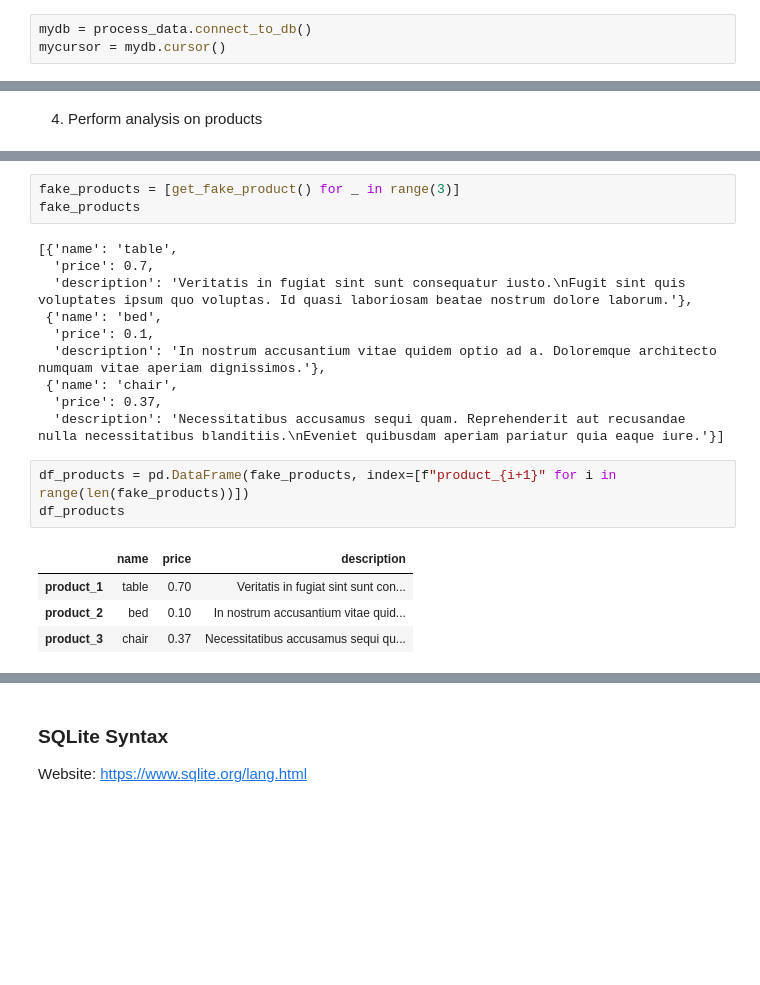
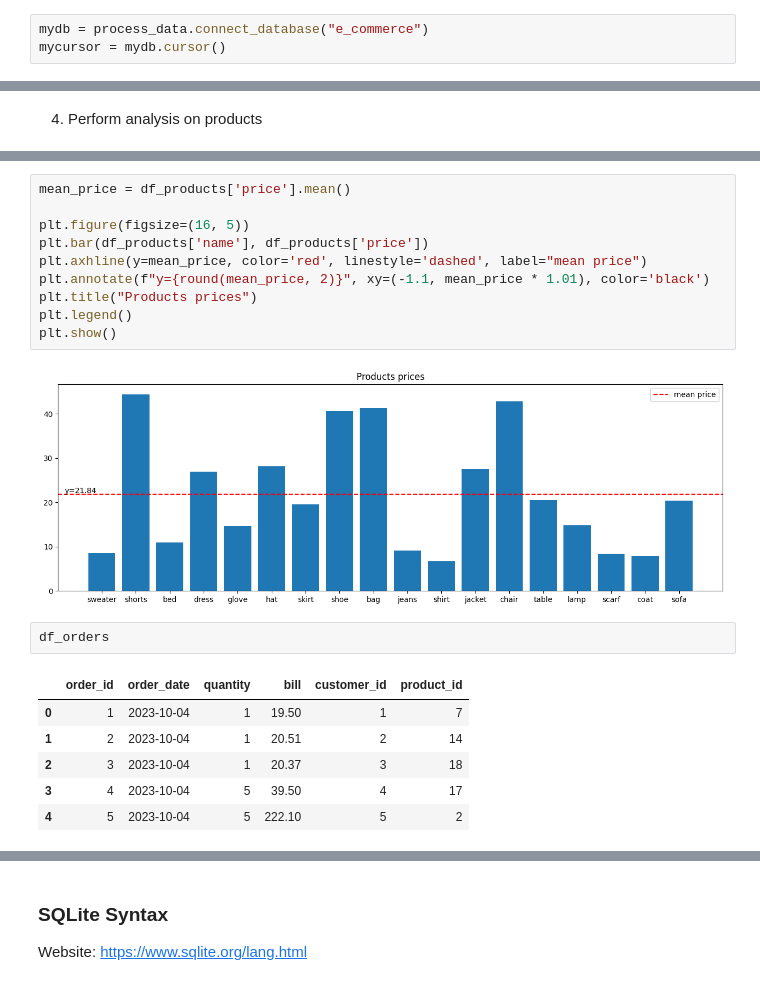
Before and after one commit to mokwilliam/real-time-ecommerce-sales, a Jupyter notebook: backend/e_commerce/visualize_data.ipynb, the cells around one changed output, grey strips where cells are left out. Drawn from its saved outputs; the diff is of its cells as text; blank space fills up the shorter version.

```diff
--- a/backend/e_commerce/visualize_data.ipynb
+++ b/backend/e_commerce/visualize_data.ipynb
@@ -11,7 +11,7 @@ import process_data
 # %% [markdown]
 1) Connection to the database
 # %%
-mydb = process_data.connect_to_db()
+mydb = process_data.connect_database("e_commerce")
 mycursor = mydb.cursor()
 # %% [markdown]
 2. Show the tables
@@ -64,21 +32,21 @@ df_order
-# %%
-fake_products = [get_fake_product() for _ in range(3)]
-fake_products
-# %% [output]
-[{'name': 'table',
-  'price': 0.7,
-  'description': 'Veritatis in fugiat sint sunt consequatur iusto.\nFugit sint quis voluptates ipsum quo voluptas. Id quasi laboriosam beatae nostrum dolore laborum.'},
- {'name': 'bed',
-  'price': 0.1,
-  'description': 'In nostrum accusantium vitae quidem optio ad a. Doloremque architecto numquam vitae aperiam dignissimos.'},
- {'name': 'chair',
-  'price': 0.37,
-  'description': 'Necessitatibus accusamus sequi quam. Reprehenderit aut recusandae nulla necessitatibus blanditiis.\nEveniet quibusdam aperiam pariatur quia eaque iure.'}]
-# %%
-df_products = pd.DataFrame(fake_products, index=[f"product_{i+1}" for i in range(len(fake_products))])
-df_products
-# %% [output]
-|  | name | price | description |
-| product_1 | table | 0.70 | Veritatis in fugiat sint sunt con... |
-| product_2 | bed | 0.10 | In nostrum accusantium vitae quid... |
-| product_3 | chair | 0.37 | Necessitatibus accusamus sequi qu... |
+# %%
+mean_price = df_products['price'].mean()
+
+plt.figure(figsize=(16, 5))
+plt.bar(df_products['name'], df_products['price'])
+plt.axhline(y=mean_price, color='red', linestyle='dashed', label="mean price")
+plt.annotate(f"y={round(mean_price, 2)}", xy=(-1.1, mean_price * 1.01), color='black')
+plt.title("Products prices")
+plt.legend()
+plt.show()
+# %% [output]
+[figure, added]
+# %%
+df_orders
+# %% [output]
+|  | order_id | order_date | quantity | bill | customer_id | product_id |
+| 0 | 1 | 2023-10-04 | 1 | 19.50 | 1 | 7 |
+| 1 | 2 | 2023-10-04 | 1 | 20.51 | 2 | 14 |
+| 2 | 3 | 2023-10-04 | 1 | 20.37 | 3 | 18 |
+| 3 | 4 | 2023-10-04 | 5 | 39.50 | 4 | 17 |
+| 4 | 5 | 2023-10-04 | 5 | 222.10 | 5 | 2 |
```
Also changed, not shown: parts of 13 cells of this notebook, 4 other files.
